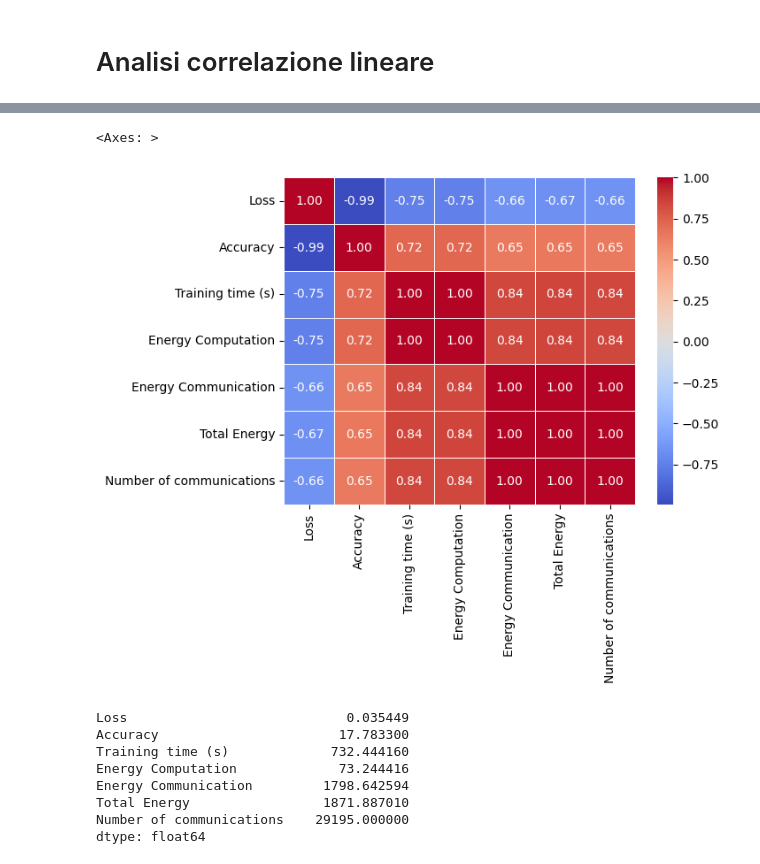
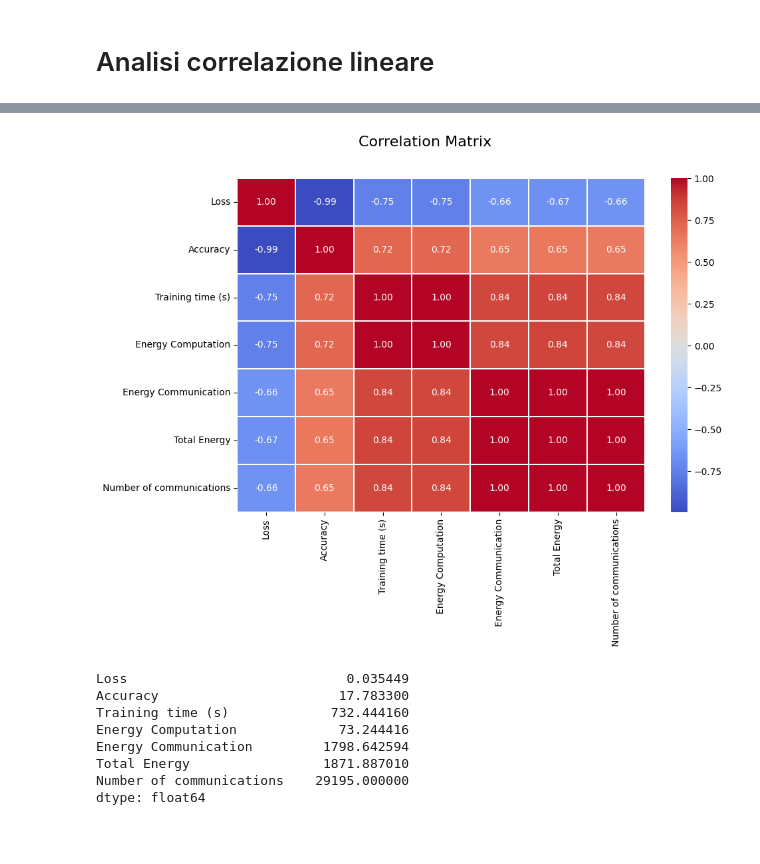
Before and after one commit to DomenicoVillari3/bioai, a Jupyter notebook: reinforcement.ipynb, the cells around one changed output, grey strips where cells are left out. Drawn from its saved outputs; the diff is of its cells as text; code cells hidden in the pictures; blank space fills up the shorter version.

```diff
--- a/reinforcement.ipynb
+++ b/reinforcement.ipynb
@@ -431,10 +431,15 @@ df.describe()
 | max | 0.003853 | 0.922400 | 58.455040 | 5.845504 | 287.092807 | 292.938311 | ... |
 # %%
 corr= df.corr()
-sns.heatmap(corr, annot=True, cmap='coolwarm', fmt='.2f', linewidths=0.5)
+fig, ax = plt.subplots(figsize=(10, 8))
+fig.suptitle('Correlation Matrix', fontsize=16)
+sns.heatmap(corr, annot=True, cmap='coolwarm', fmt='.2f', linewidths=0.2)
+
+fig.tight_layout()              # <-- sistema spazi
+fig.subplots_adjust(top=0.9)    # <-- lascia spazio al titolo
+fig.savefig("img/correlation_matrix.png", bbox_inches="tight")  # <-- evita il taglio
 # %% [output]
-<Axes: >
-[figure, old version]
+[figure, new version]
 # %%
 df.iloc[-25:].sum()
 # %% [output]
```
Also changed, not shown: parts of 2 cells of this notebook, 11 other files.
